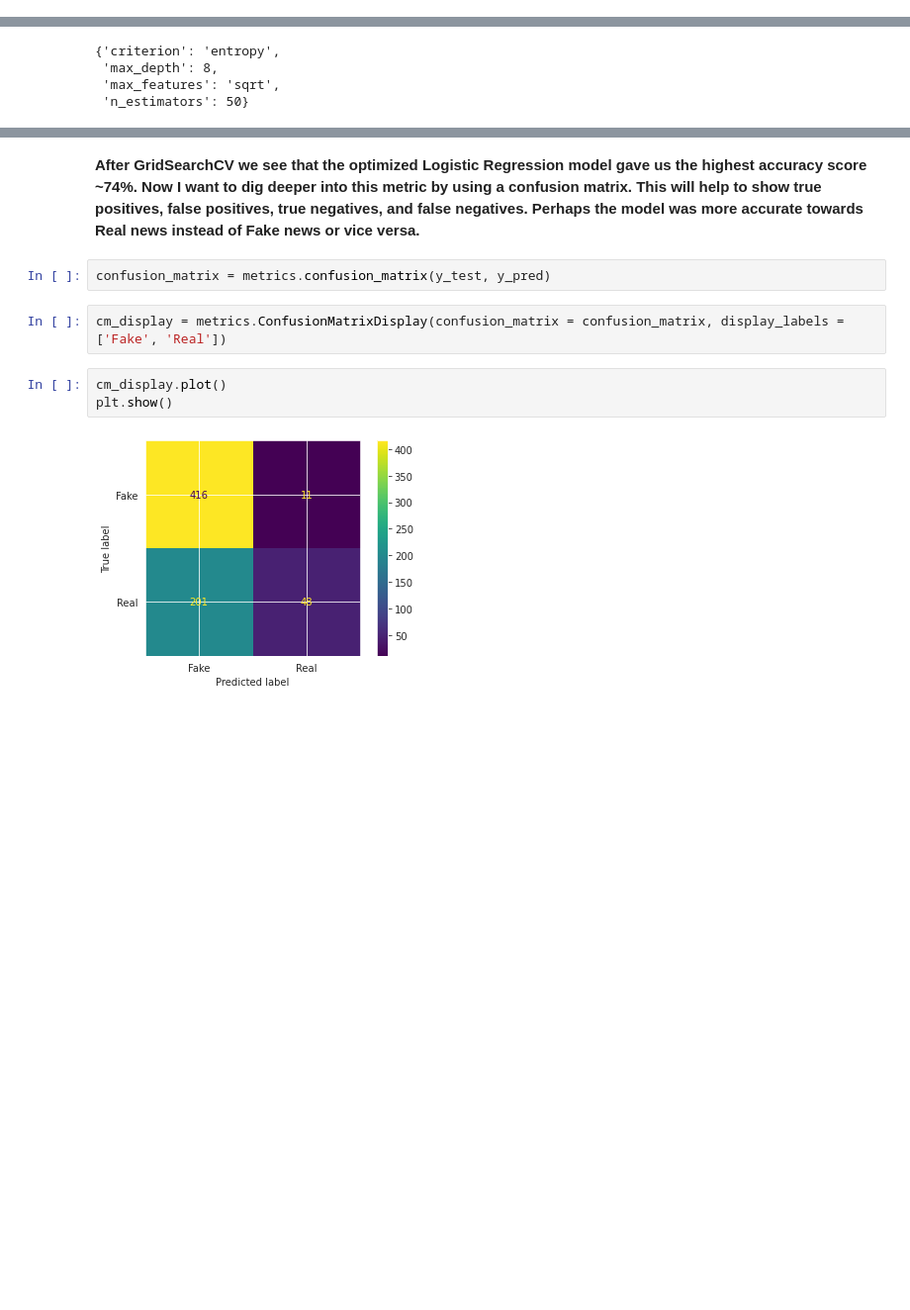
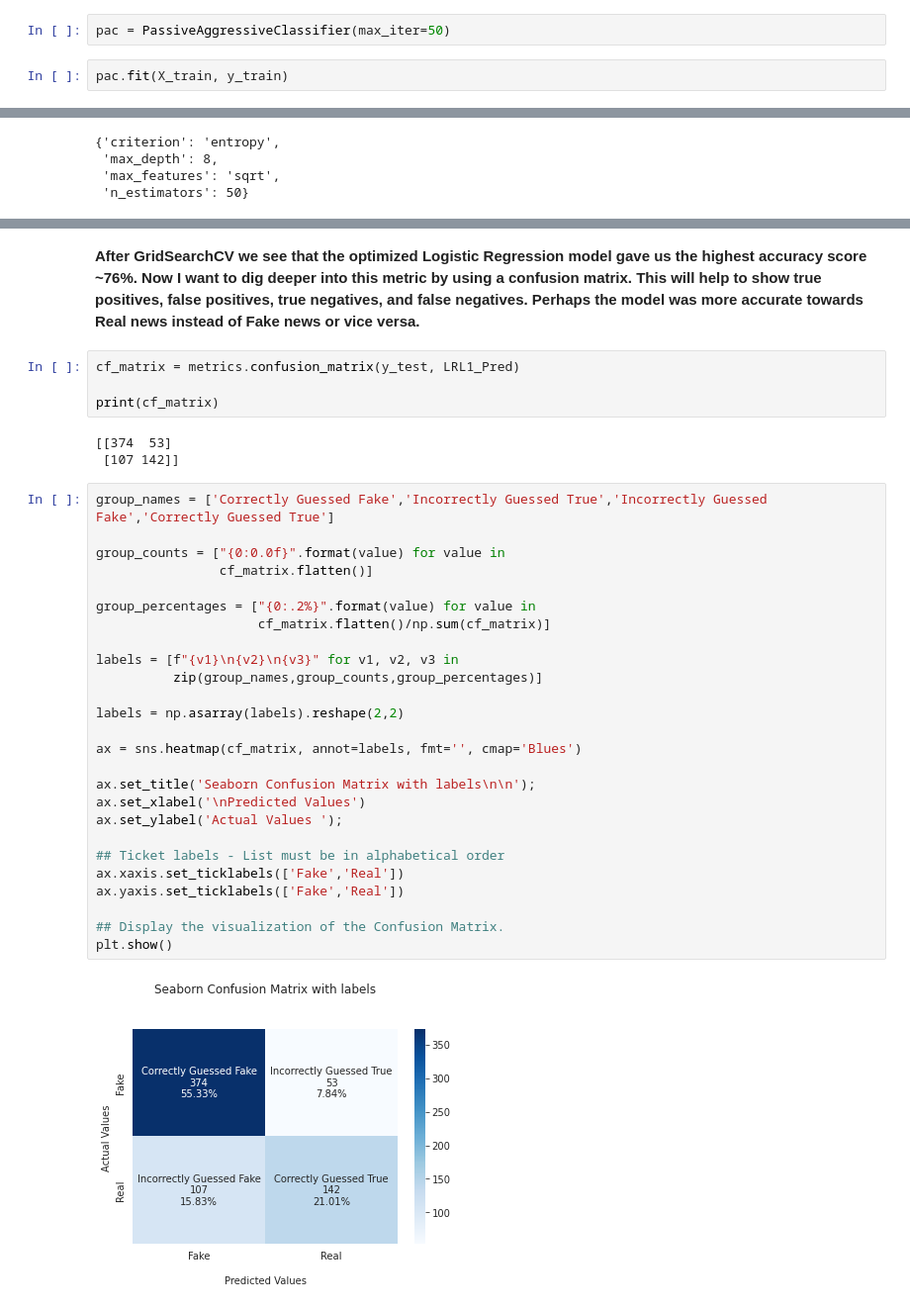
Before and after one commit to richeung1/Fake-News-Detector, a Jupyter notebook: Fake_News_Detector_26Jul2022.ipynb, the cells around one changed output, grey strips where cells are left out. Shown at 99% size. Cells and saved outputs as stored; diff of their text form; blank space fills up the shorter version.

```diff
--- a/Fake_News_Detector_26Jul2022.ipynb
+++ b/Fake_News_Detector_26Jul2022.ipynb
@@ -309,0 +316,4 @@ print(accuracy_score(y_test, yr_pred))
+# %%
+pac = PassiveAggressiveClassifier(max_iter=50)
+# %%
+pac.fit(X_train, y_train)
@@ -453,11 +532,37 @@ print(accuracy_score(y_test, RFPred))
 # %% [markdown]
-**After GridSearchCV we see that the optimized Logistic Regression model gave us the highest accuracy score ~74%. Now I want to dig deeper into this metric by using a confusion matrix. This will help to show true positives, false positives, true negatives, and false negatives. Perhaps the model was more accurate towards Real news instead of Fake news or vice versa.**
+**After GridSearchCV we see that the optimized Logistic Regression model gave us the highest accuracy score ~76%. Now I want to dig deeper into this metric by using a confusion matrix. This will help to show true positives, false positives, true negatives, and false negatives. Perhaps the model was more accurate towards Real news instead of Fake news or vice versa.**
 # %%
-confusion_matrix = metrics.confusion_matrix(y_test, y_pred)
+cf_matrix = metrics.confusion_matrix(y_test, LRL1_Pred)
+
+print(cf_matrix)
+# %% [output]
+[[374  53]
+ [107 142]]
-# %%
-cm_display = metrics.ConfusionMatrixDisplay(confusion_matrix = confusion_matrix, display_labels = ['Fake', 'Real'])
-# %%
-cm_display.plot()
-plt.show()
-# %% [output]
-[figure, removed]
+# %%
+group_names = ['Correctly Guessed Fake','Incorrectly Guessed True','Incorrectly Guessed Fake','Correctly Guessed True']
+
+group_counts = ["{0:0.0f}".format(value) for value in
+                cf_matrix.flatten()]
+
+group_percentages = ["{0:.2%}".format(value) for value in
+                     cf_matrix.flatten()/np.sum(cf_matrix)]
+
+labels = [f"{v1}\n{v2}\n{v3}" for v1, v2, v3 in
+          zip(group_names,group_counts,group_percentages)]
+
+labels = np.asarray(labels).reshape(2,2)
+
+ax = sns.heatmap(cf_matrix, annot=labels, fmt='', cmap='Blues')
+
+ax.set_title('Seaborn Confusion Matrix with labels\n\n');
+ax.set_xlabel('\nPredicted Values')
+ax.set_ylabel('Actual Values ');
+
+## Ticket labels - List must be in alphabetical order
+ax.xaxis.set_ticklabels(['Fake','Real'])
+ax.yaxis.set_ticklabels(['Fake','Real'])
+
+## Display the visualization of the Confusion Matrix.
+plt.show()
+# %% [output]
+[figure, added]
```
Also changed, not shown: parts of 28 cells of this notebook.
